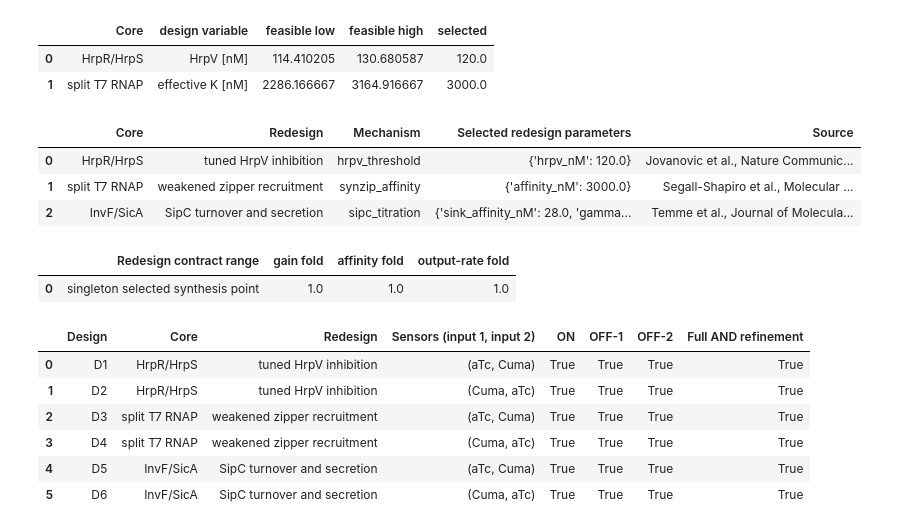
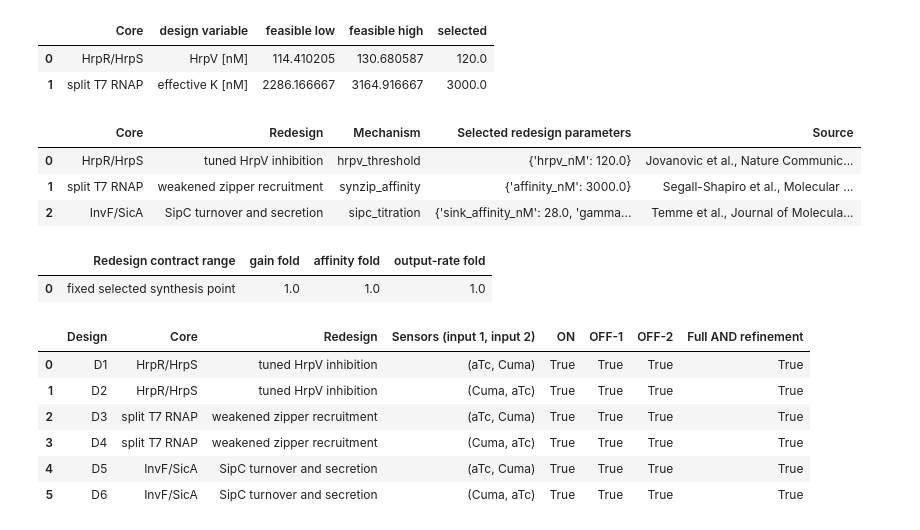
Before and after one commit to ctsd-lab/biospeak, a Jupyter notebook: compositional_example_operate_box.ipynb, the cells around one changed output. Saved outputs shown, nothing was run; the diff lists cells and outputs as text; code cells hidden in the pictures.

Commit message:
Use fixed-parameter terminology for redesign verification

```diff
--- a/compositional_example_operate_box.ipynb
+++ b/compositional_example_operate_box.ipynb
@@ -388,29 +388,29 @@ pd.DataFrame([
 # %%
 redesign_rows = []
 for core_name, redesign in REDESIGNS.items():
     params = REDESIGN_PARAMETERS[core_name]
     redesign_rows.append({
         "Core": core_name,
         "Redesign": redesign.label,
         "Mechanism": redesign.mechanism,
         "Selected redesign parameters": str(params),
         "Source": redesign.source,
     })
 display(pd.DataFrame(redesign_rows))
 
 display(pd.DataFrame([{
-    "Redesign contract range": "singleton selected synthesis point",
+    "Redesign contract range": "fixed selected synthesis point",
     "gain fold": REDESIGN_UNCERTAINTY["gain_fold"],
     "affinity fold": REDESIGN_UNCERTAINTY["affinity_fold"],
     "output-rate fold": REDESIGN_UNCERTAINTY["output_rate_fold"],
 }]))
 # %% [output]
 |  | Core | Redesign | Mechanism | Selected redesign parameters | Source |
 | 0 | HrpR/HrpS | tuned HrpV inhibition | hrpv_threshold | {'hrpv_nM': 120.0} | Jovanovic et al., Nature Communic... |
 | 1 | split T7 RNAP | weakened zipper recruitment | synzip_affinity | {'affinity_nM': 3000.0} | Segall-Shapiro et al., Molecular ... |
 | 2 | InvF/SicA | SipC turnover and secretion | sipc_titration | {'sink_affinity_nM': 28.0, 'gamma... | Temme et al., Journal of Molecula... |
 |  | Redesign contract range | gain fold | affinity fold | output-rate fold |
-| 0 | singleton selected synthesis point | 1.0 | 1.0 | 1.0 |
+| 0 | fixed selected synthesis point | 1.0 | 1.0 | 1.0 |
 # %%
 redesigned_envelope_summary = summarize_redesigned_envelopes(candidates, conditions)
 
```
Also changed, not shown: parts of 1 cell of this notebook.
